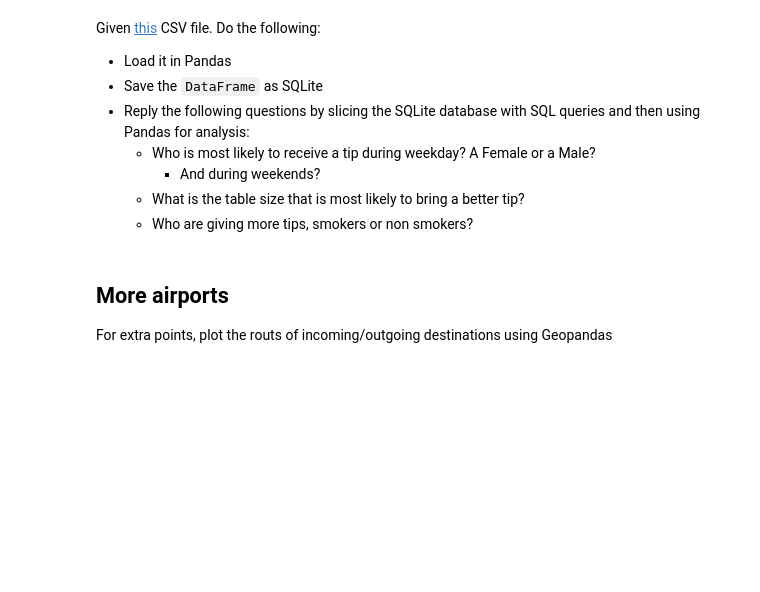
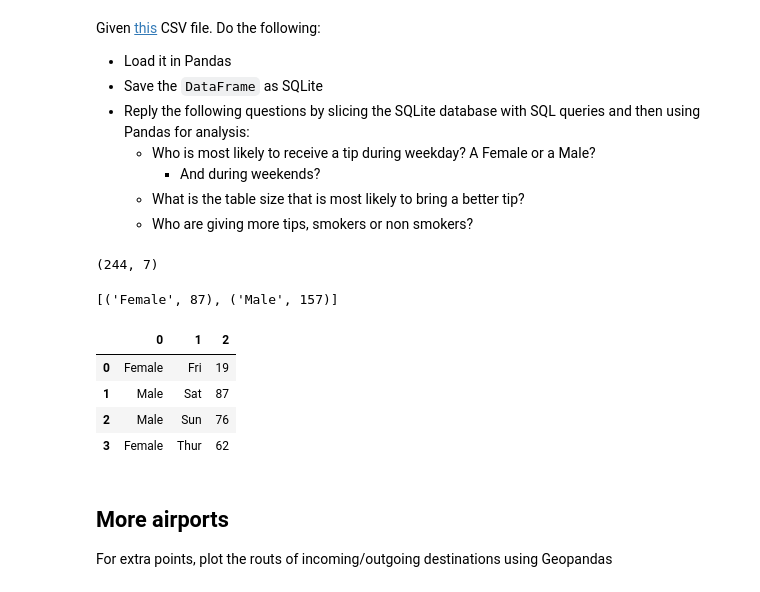
Before and after one commit to KhaldounN/first-project-, a Jupyter notebook: exercises/Session_3_4_EXERCISES.ipynb, the cells around one changed output. Drawn from its saved outputs; the diff is of its cells as text; code cells hidden in the pictures; blank space fills up the shorter version.

```diff
--- a/exercises/Session_3_4_EXERCISES.ipynb
+++ b/exercises/Session_3_4_EXERCISES.ipynb
@@ -280,3 +280,12 @@ Given [this](https://github.com/vfp1/bts-dsf-2020/blob/main/data/tips.csv) CSV f
         * And during weekends?
     * What is the table size that is most likely to bring a better tip?
     * Who are giving more tips, smokers or non smokers?
+# %%
+import pandas as pd
+import sqlite3
+import numpy as np
+
+data = pd.read_csv('https://raw.githubusercontent.com/vfp1/bts-dsf-2020/main/data/tips.csv')
+data.shape
+# %% [output]
+(244, 7)
@@ -282,0 +310,24 @@ Given [this](https://github.com/vfp1/bts-dsf-2020/blob/main/data/tips.csv) CSV f
+# %%
+#Who is most likely to receive a tip during weekday? A Female or a Male?
+conn = sqlite3.connect('tips.db')
+c  = conn.cursor()
+query = 'SELECT sex , count(*) from tips GROUP BY sex'
+c.execute(query)
+c.fetchall()
+# %% [output]
+[('Female', 87), ('Male', 157)]
+# %%
+#And during weekends?
+conn = sqlite3.connect('tips.db')
+c  = conn.cursor()
+query = 'SELECT sex , day, count(*) from tips GROUP BY day'
+c.execute(query)
+df = c.fetchall()
+df = pd.DataFrame(df)
+df.loc[:,'1']
+# %% [output]
+|  | 0 | 1 | 2 |
+| 0 | Female | Fri | 19 |
+| 1 | Male | Sat | 87 |
+| 2 | Male | Sun | 76 |
+| 3 | Female | Thur | 62 |
```
Also changed, not shown: parts of 2 cells of this notebook.
